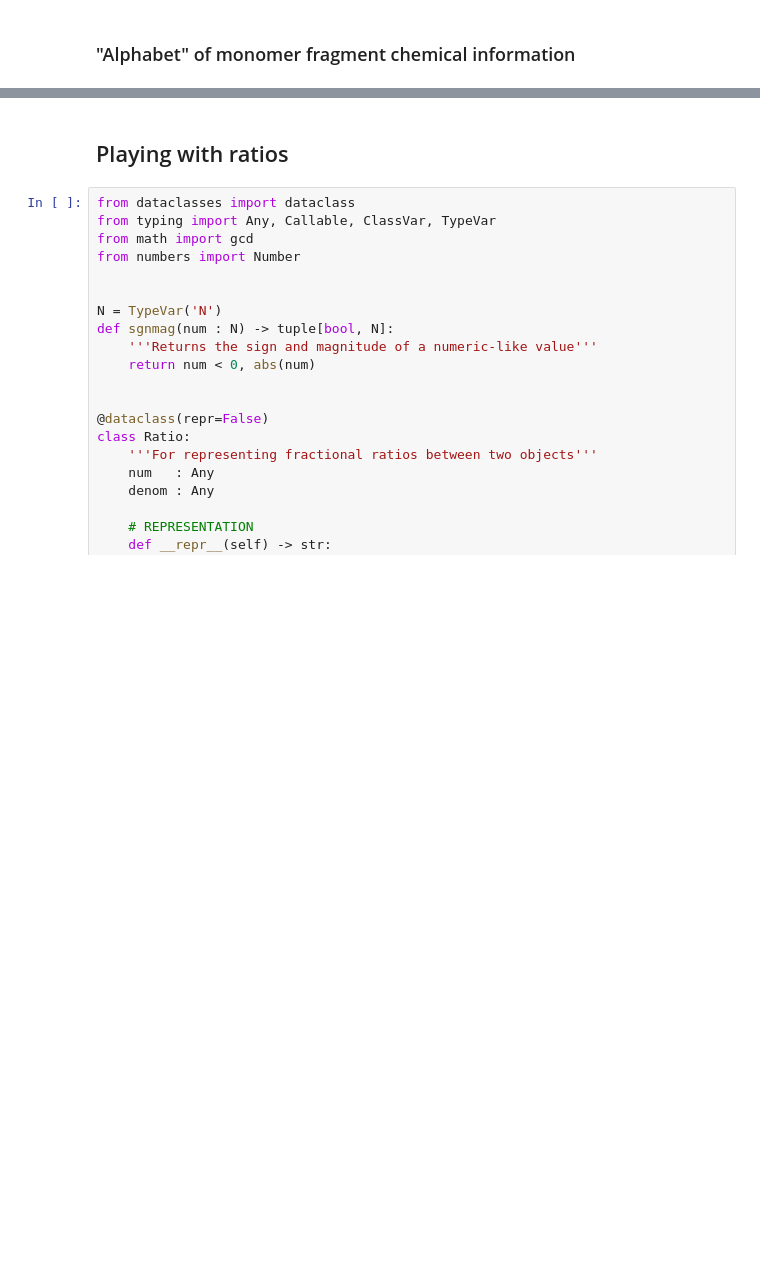
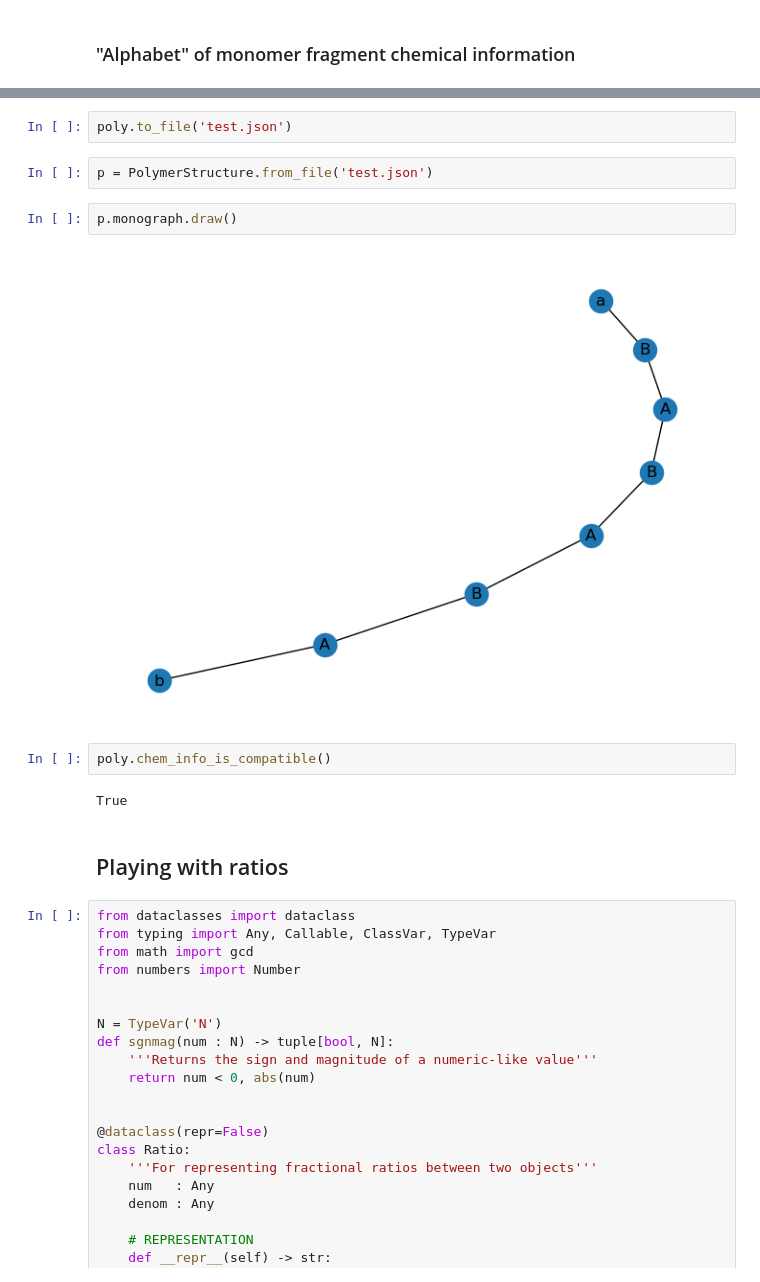
Before and after one commit to timbernat/polymer_workbench, a Jupyter notebook: new_feature_dev.ipynb, the cells around one changed output, grey strips where cells are left out. Drawn from its saved outputs; the diff is of its cells as text; blank space fills up the shorter version.

```diff
--- a/new_feature_dev.ipynb
+++ b/new_feature_dev.ipynb
@@ -207,3 +398,15 @@ for mononame, smiles in monosmiles.items():
+# %%
+poly.to_file('test.json')
+# %%
+p = PolymerStructure.from_file('test.json')
+# %%
+p.monograph.draw()
+# %% [output]
+[figure, added]
+# %%
+poly.chem_info_is_compatible()
+# %% [output]
+True
 # %% [markdown]
 ## Playing with ratios
 # %%
```
Also changed, not shown: parts of 13 cells of this notebook.
